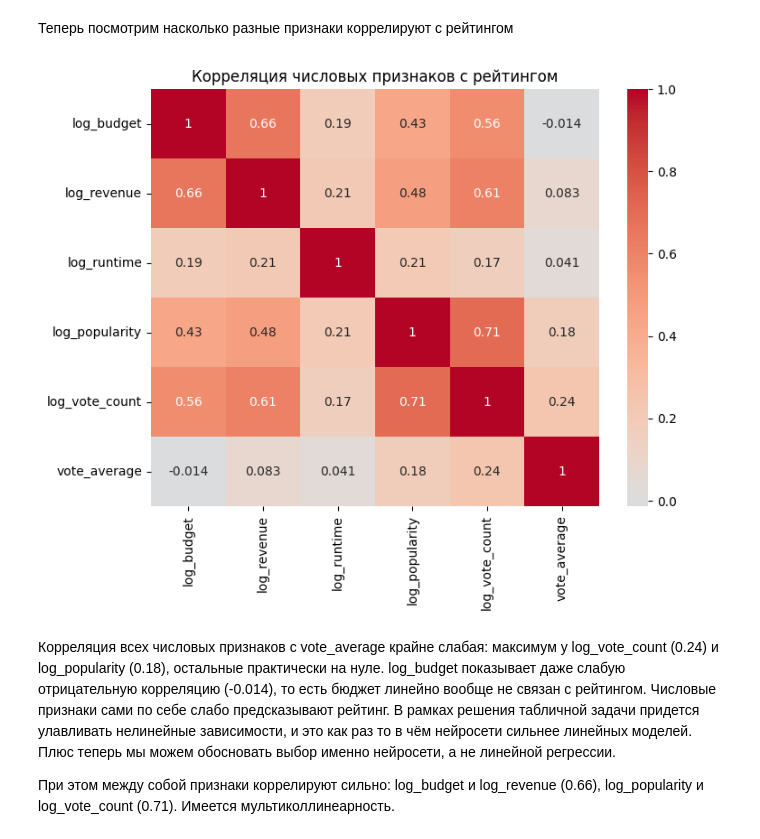
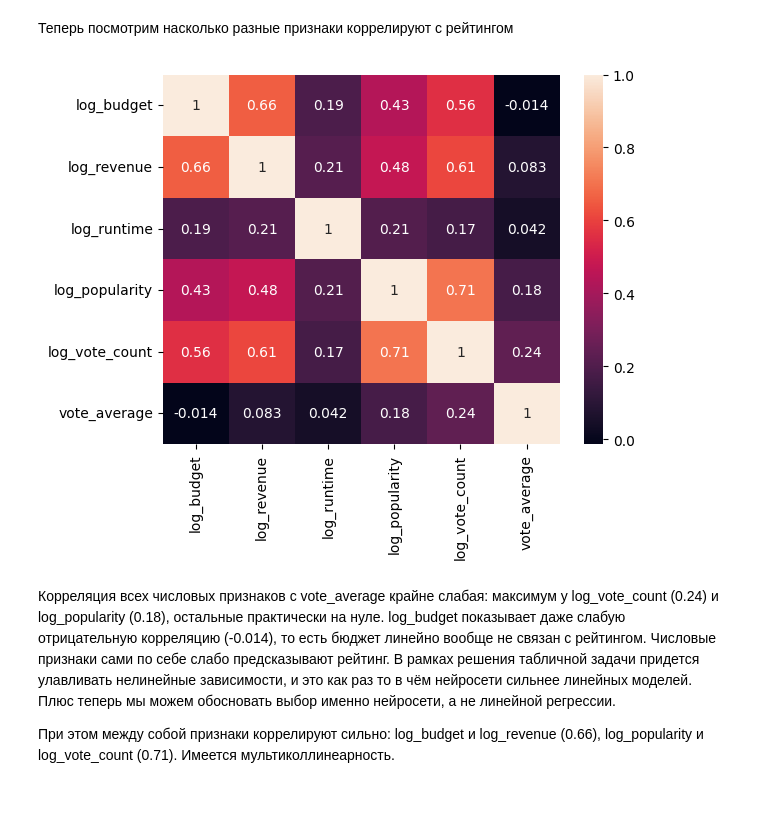
Before and after one commit to voaad/GP5-TEAM3, a Jupyter notebook: notebooks/01_eda.ipynb, the cells around one changed output. Cells and saved outputs as stored; diff of their text form; code cells hidden in the pictures; blank space fills up the shorter version.

```diff
--- a/notebooks/01_eda.ipynb
+++ b/notebooks/01_eda.ipynb
@@ -258,20 +324,16 @@ plt.show()
 vote_count мы рассмотрели ранее. popularity в принципе тоже показывает экспоненциальный спад, справа тоже есть хвост. Это означает, что без логарифмирования там будут экстремальные выбросы.
 # %% [markdown]
 Теперь посмотрим насколько разные признаки коррелируют с рейтингом
-# %%
-corr_features = numeric_features + ['vote_average']
-corr_data = df_clean[corr_features].copy()
-for col in numeric_features:
-    corr_data[f'log_{col}'] = np.log1p(corr_data[col].clip(lower=0))
-log_cols = [f'log_{c}' for c in numeric_features] + ['vote_average']
-corr_matrix = corr_data[log_cols].corr()
-fig, ax = plt.subplots(figsize=(8, 6))
-sns.heatmap(corr_matrix, annot=True, cmap='coolwarm', center=0)
-ax.set_title('Корреляция числовых признаков с рейтингом')
-plt.savefig('../data/processed/eda_correlation.png')
-plt.show()
-# %% [output]
-[figure, removed]
+# %%
+corr_data = df_clean[numeric_features + ['vote_average']].copy()
+for col in numeric_features:
+    corr_data[f'log_{col}'] = np.log1p(corr_data[col])
+log_cols = [f'log_{c}' for c in numeric_features] + ['vote_average']
+sns.heatmap(corr_data[log_cols].corr(), annot=True)
+plt.savefig('../data/processed/eda_correlation.png')
+plt.show()
+# %% [output]
+[figure, added]
 # %% [markdown]
 Корреляция всех числовых признаков с vote_average крайне слабая: максимум у log_vote_count (0.24) и log_popularity (0.18), остальные практически на нуле. log_budget показывает даже слабую отрицательную корреляцию (-0.014), то есть бюджет линейно вообще не связан с рейтингом. Числовые признаки сами по себе слабо предсказывают рейтинг. В рамках решения табличной задачи придется улавливать нелинейные зависимости, и это как раз то в чём нейросети сильнее линейных моделей. Плюс теперь мы можем обосновать выбор именно нейросети, а не линейной регрессии.
 
```
Also changed, not shown: parts of 43 cells of this notebook.
